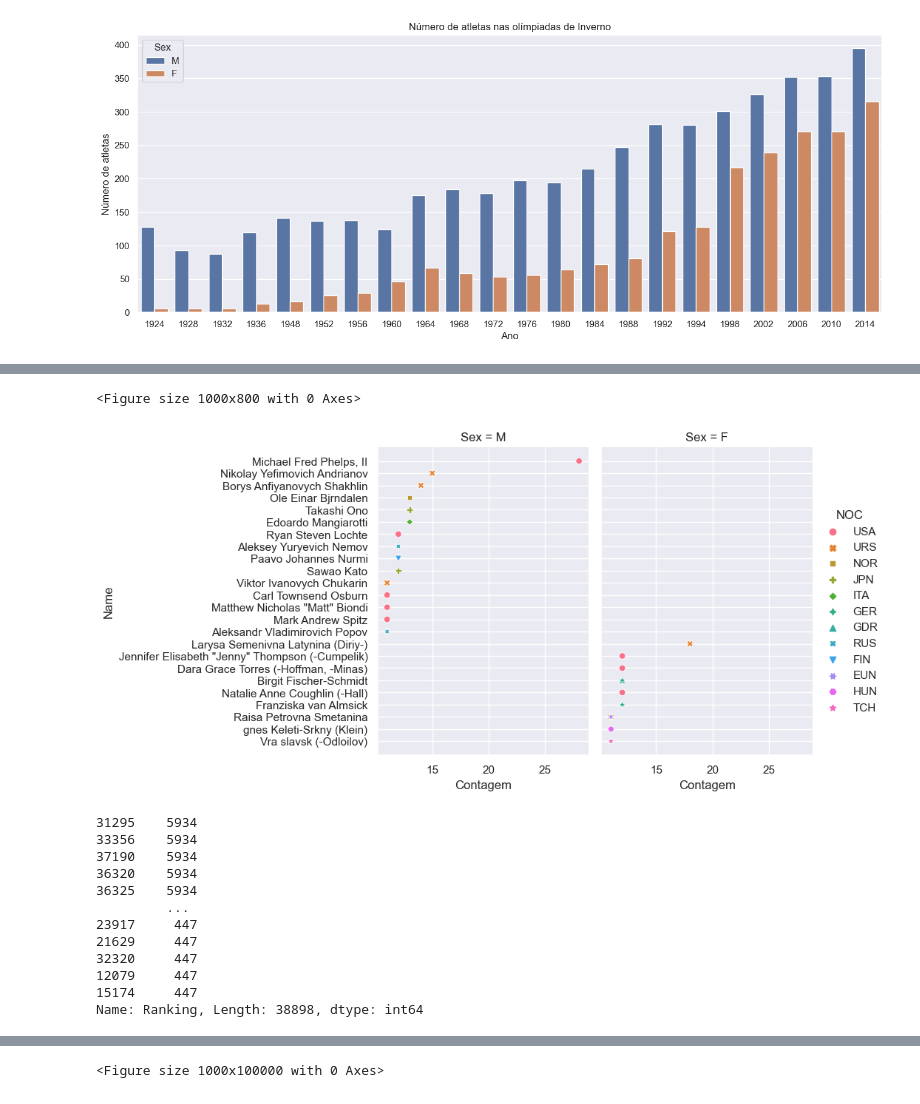
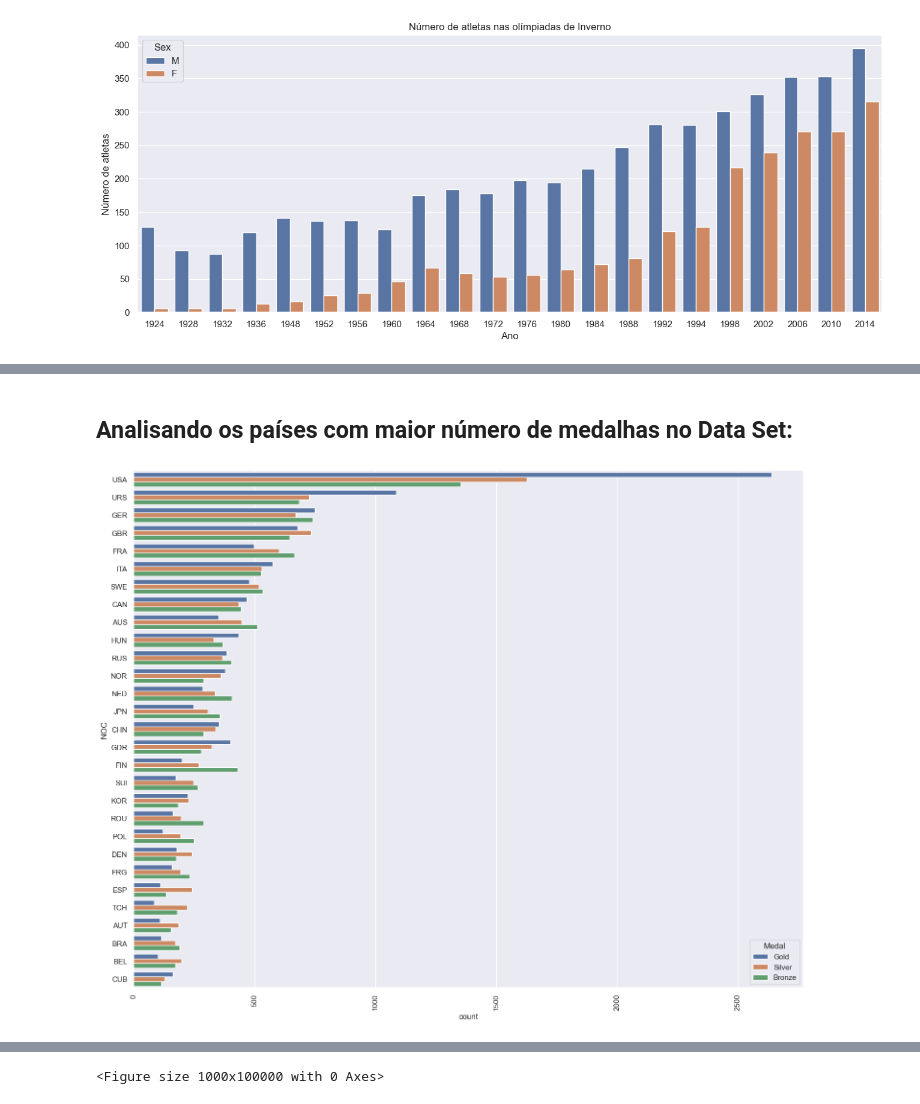
Before and after one commit to dnlfrozi/Projetinho-de-Limpeza, a Jupyter notebook: análise.ipynb, the cells around one changed output, grey strips where cells are left out. Saved outputs shown, nothing was run; the diff lists cells and outputs as text; code cells hidden in the pictures.

```diff
--- a/análise.ipynb
+++ b/análise.ipynb
@@ -340,25 +339,13 @@ plt.show()
+# %% [markdown]
+## Analisando os países com maior número de medalhas no Data Set:
+# %%
+medals['Ranking']= medals.groupby('NOC')['NOC'].transform('count')
+medals.sort_values('Ranking', inplace= True, ascending=False)
+nacoes= medals[medals['Ranking'] > 447]
 # %%
-plt.figure(figsize= ( 10,8))
-sns.relplot(data= big_medals, x= "Contagem", y="Name" , col= "Sex", hue= "NOC", style= "NOC")
+plt.figure(figsize=(18,14))
+sns.countplot(data= nacoes, y= 'NOC', hue='Medal')
+plt.xticks(rotation=90)
 plt.show()
 # %% [output]
-<Figure size 1000x800 with 0 Axes>
-[figure, old version]
+[figure, new version]
-# %%
-medals['Ranking']= medals.groupby('NOC')['NOC'].transform('count')
-medals.sort_values('Ranking', inplace= True, ascending=False)
-nacoes= medals[medals['Ranking'] > 436]
-print(nacoes['Ranking'])
-# %% [output]
-31295    5934
-33356    5934
-37190    5934
-36320    5934
-36325    5934
-         ...
-23917     447
-21629     447
-32320     447
-12079     447
-15174     447
-Name: Ranking, Length: 38898, dtype: int64
```
Also changed, not shown: parts of 10 cells of this notebook.
